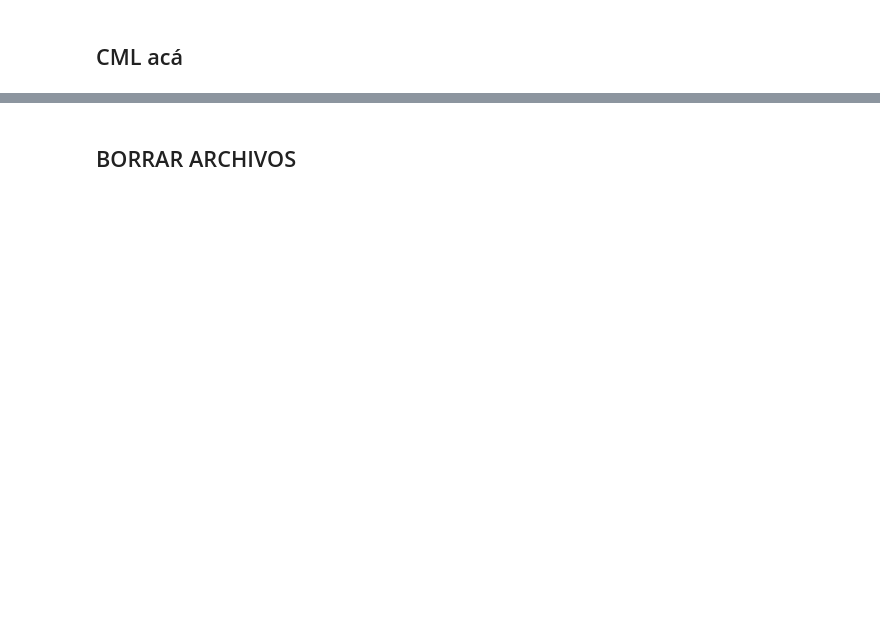
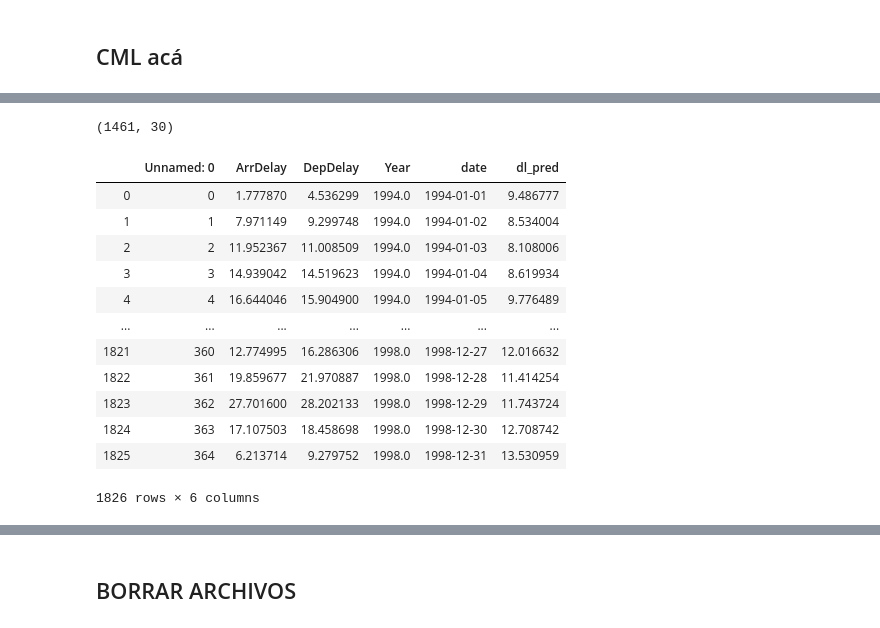
Before and after one commit to jpcenteno/flight-delay-estimation, a Jupyter notebook: notebooks/monthly_delay.ipynb, the cells around one changed output, grey strips where cells are left out. Drawn from its saved outputs; the diff is of its cells as text; code cells hidden in the pictures; blank space fills up the shorter version.

```diff
--- a/notebooks/monthly_delay.ipynb
+++ b/notebooks/monthly_delay.ipynb
@@ -174,0 +134,28 @@ plt.show()
+# %%
+import numpy as np
+import math
+
+max_grade = 1
+phases = [i*math.pi/2 for i in range(4)]
+
+# semanas, meses, bimestres, trimestres, cuatrimestres, semestres, años
+freqs =  [7] + [355/i for i in [12, 6, 4, 3, 2, 1]]
+
+def trig_vals(t):
+    return  [math.sin(2 * math.pi / f * t + p) for f in freqs for p in phases]
+
+def get_x_vals(x):
+    x_vals = []
+    for i in range(len(x)):
+        row = np.array([i**p for p in range(max_grade+1)] + trig_vals(i), dtype='float')
+        x_vals.append(row)
+    return x_vals
+
+arrays = get_x_vals(old_delays)
+A = np.stack(arrays)
+print(A.shape)
+
+#coefs = np.linalg.lstsq(A, old_delays, rcond=None)[0]
+coefs = np.linalg.solve(A.T@A, A.T@old_delays)
+# %% [output]
+(1461, 30)
@@ -174,0 +164,21 @@ plt.show()
+# %%
+full_delays = df["DepDelay"]
+full_arrays = get_x_vals(full_delays)
+full_A = np.stack(full_arrays)
+
+df["dl_pred"] = full_A@coefs
+df
+# %% [output]
+|  | Unnamed: 0 | ArrDelay | DepDelay | Year | date | dl_pred |
+| 0 | 0 | 1.777870 | 4.536299 | 1994.0 | 1994-01-01 | 9.486777 |
+| 1 | 1 | 7.971149 | 9.299748 | 1994.0 | 1994-01-02 | 8.534004 |
+| 2 | 2 | 11.952367 | 11.008509 | 1994.0 | 1994-01-03 | 8.108006 |
+| 3 | 3 | 14.939042 | 14.519623 | 1994.0 | 1994-01-04 | 8.619934 |
+| 4 | 4 | 16.644046 | 15.904900 | 1994.0 | 1994-01-05 | 9.776489 |
+| ... | ... | ... | ... | ... | ... | ... |
+| 1821 | 360 | 12.774995 | 16.286306 | 1998.0 | 1998-12-27 | 12.016632 |
+| 1822 | 361 | 19.859677 | 21.970887 | 1998.0 | 1998-12-28 | 11.414254 |
+| 1823 | 362 | 27.701600 | 28.202133 | 1998.0 | 1998-12-29 | 11.743724 |
+| 1824 | 363 | 17.107503 | 18.458698 | 1998.0 | 1998-12-30 | 12.708742 |
+| 1825 | 364 | 6.213714 | 9.279752 | 1998.0 | 1998-12-31 | 13.530959 |
+1826 rows × 6 columns
```
Also changed, not shown: parts of 14 cells of this notebook.
